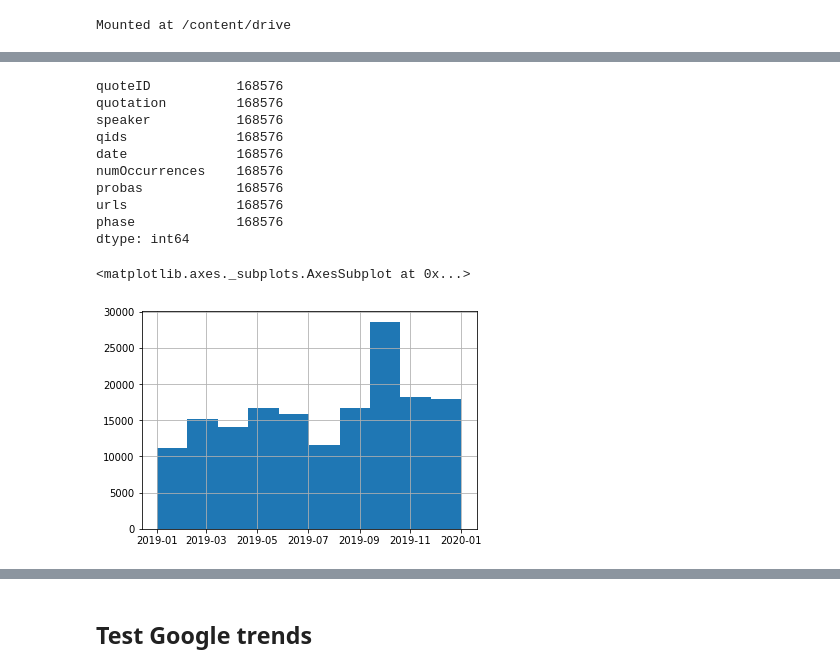
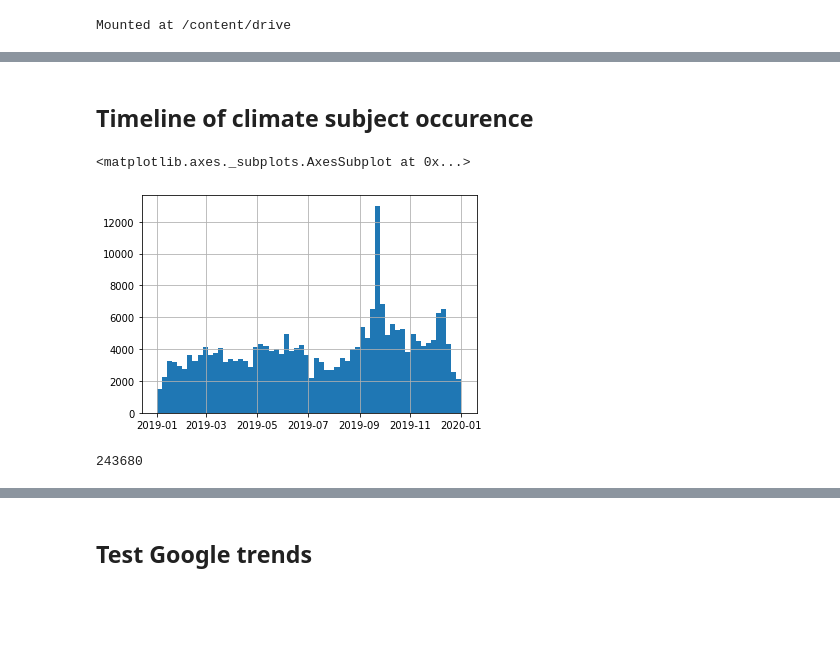
Before and after one commit to epfl-ada/ada-2021-project-01010, a Jupyter notebook: notebook.ipynb, the cells around one changed output, grey strips where cells are left out. Drawn from its saved outputs; the diff is of its cells as text; code cells hidden in the pictures; blank space fills up the shorter version.

```diff
--- a/notebook.ipynb
+++ b/notebook.ipynb
@@ -184,0 +66,2 @@ print(path_to_out)
+# %% [markdown]
+## Timeline of climate subject occurence
@@ -185,18 +70,15 @@ print(path_to_out)
+# %%
+import pandas as pd
+input_file='/content/drive/MyDrive/quotes-2019-filtered.json.bz2'
+# Load at once only because the dataset is not too big, 243'000 items
+data_2019_df = pd.read_json(input_file, lines=True)
+data_2019_df['date'].hist(bins=60)
+#data.groupby('date').count().plot()
+# First we can see some peaks in this case the climate strikes of septembre 2019
+# %% [output]
+<matplotlib.axes._subplots.AxesSubplot at 0x...>
+[figure, added]
 # %%
-data.count()
+data['quotation'].count()
 # %% [output]
-quoteID           168576
-quotation         168576
-speaker           168576
-qids              168576
-date              168576
-numOccurrences    168576
-probas            168576
-urls              168576
-phase             168576
-dtype: int64
+243680
-# %%
-data['date'].hist()
-# %% [output]
-<matplotlib.axes._subplots.AxesSubplot at 0x...>
-[figure, removed]
```
Also changed, not shown: parts of 59 cells of this notebook.
